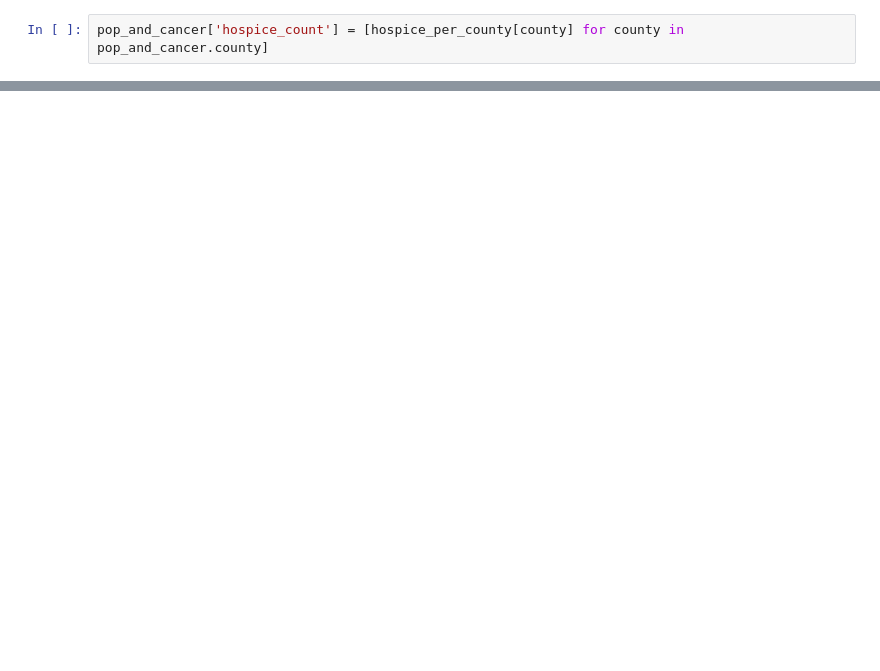
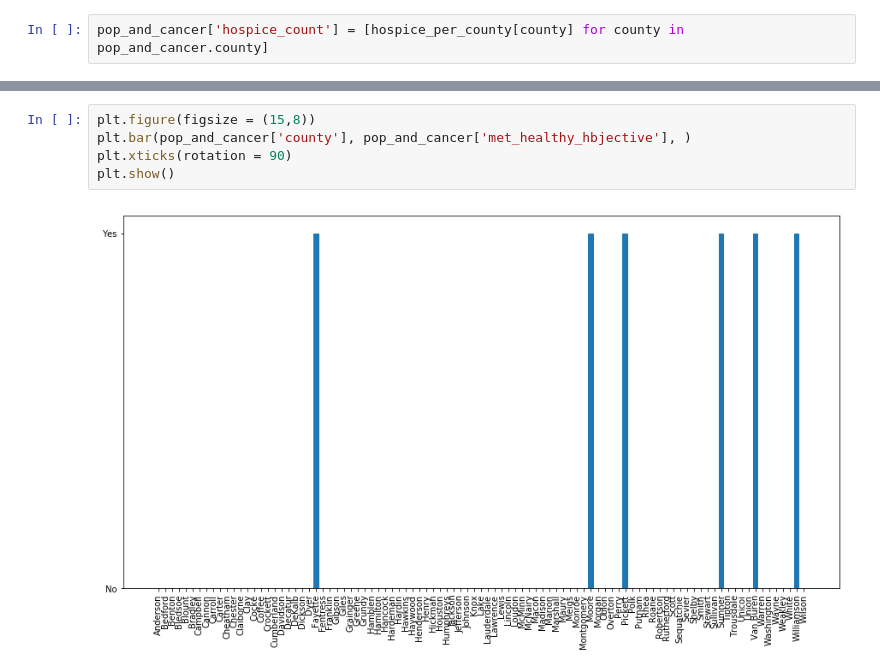
Before and after one commit to awillet/vanderbilt-aspire-data-essentials, a Jupyter notebook: get_data.ipynb, the cells around one changed output, grey strips where cells are left out. Saved outputs shown, nothing was run; the diff lists cells and outputs as text; blank space fills up the shorter version.

```diff
--- a/get_data.ipynb
+++ b/get_data.ipynb
@@ -535,0 +544,7 @@ pop_and_cancer['hospice_count'] = [hospice_per_county[county] for county in pop_
+# %%
+plt.figure(figsize = (15,8))
+plt.bar(pop_and_cancer['county'], pop_and_cancer['met_healthy_hbjective'], )
+plt.xticks(rotation = 90)
+plt.show()
+# %% [output]
+[figure, added]
```
Also changed, not shown: parts of 27 cells of this notebook.
